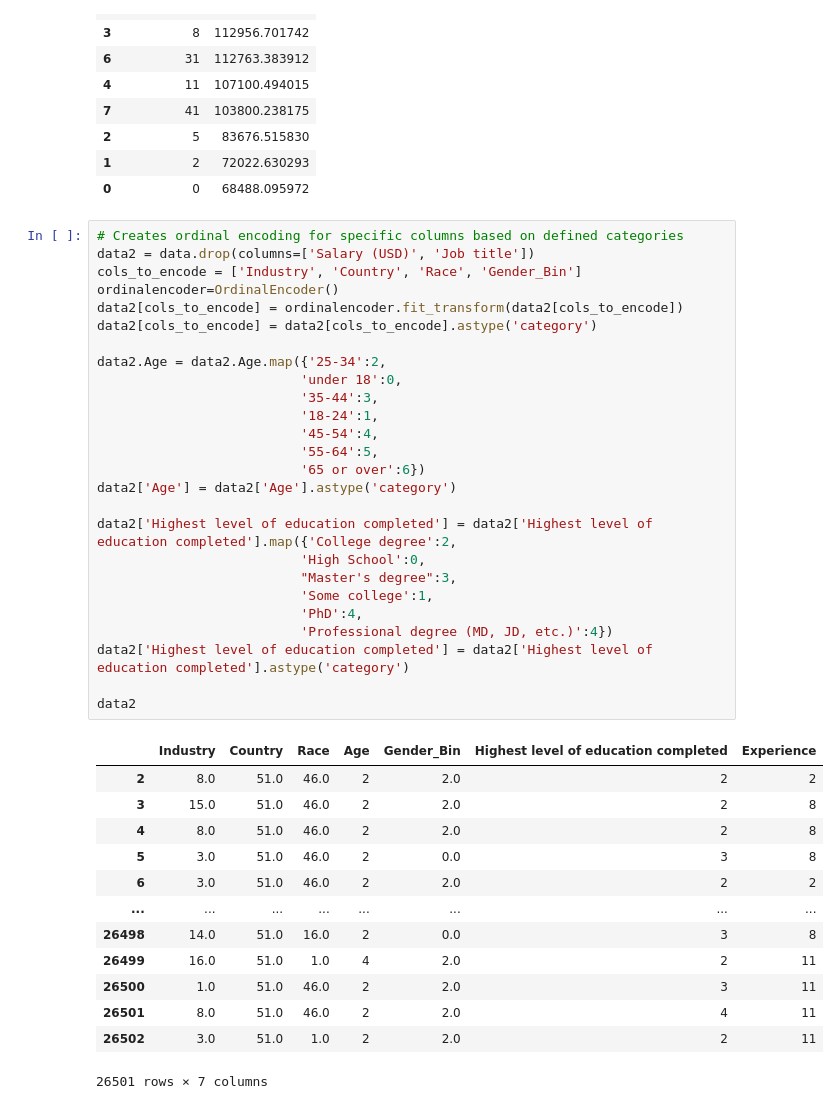
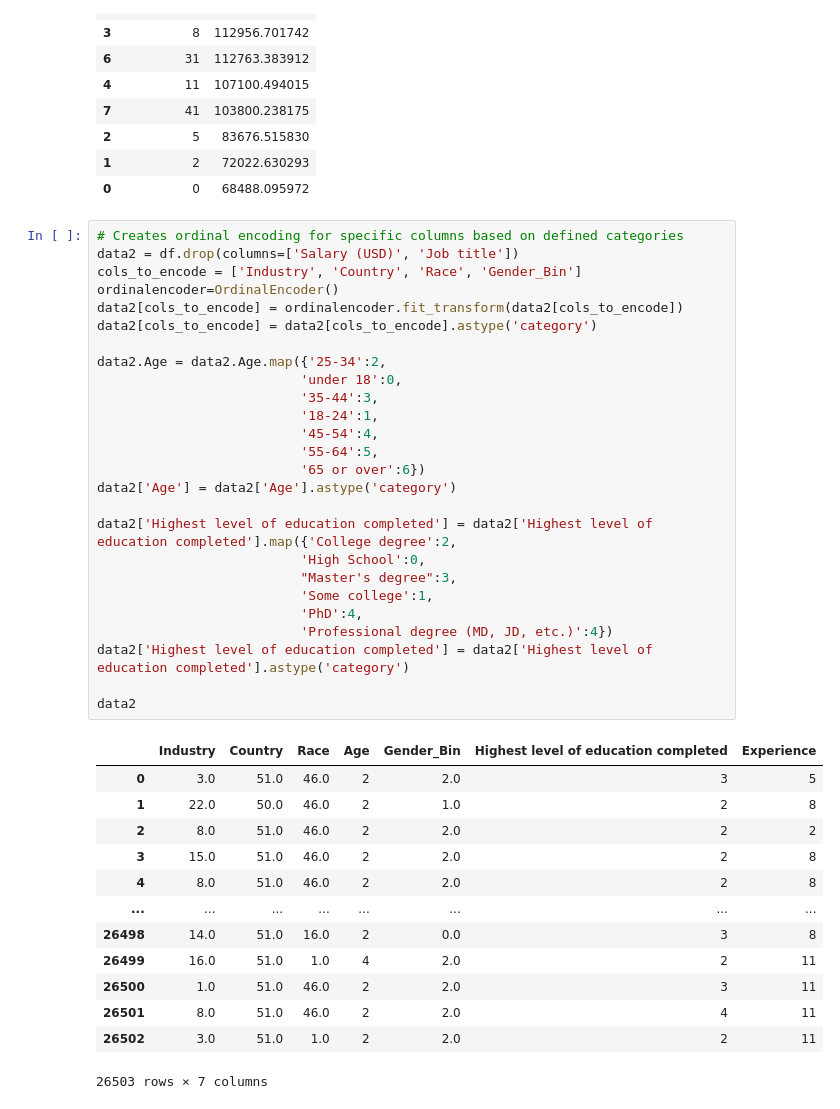
Before and after one commit to Abby-w/COMP4447-Final-Project, a Jupyter notebook: Data_analysis.ipynb, the cells around one changed output. Cells and saved outputs as stored; diff of their text form.

```diff
--- a/Data_analysis.ipynb
+++ b/Data_analysis.ipynb
@@ -167,41 +152,41 @@ df[['Salary (USD)', 'Experience']].groupby(['Experience'], as_index=False).mean(
 | 0 | 0 | 68488.095972 |
 # %%
 # Creates ordinal encoding for specific columns based on defined categories
-data2 = data.drop(columns=['Salary (USD)', 'Job title'])
+data2 = df.drop(columns=['Salary (USD)', 'Job title'])
 cols_to_encode = ['Industry', 'Country', 'Race', 'Gender_Bin']
 ordinalencoder=OrdinalEncoder()
 data2[cols_to_encode] = ordinalencoder.fit_transform(data2[cols_to_encode])
 data2[cols_to_encode] = data2[cols_to_encode].astype('category')
 
 data2.Age = data2.Age.map({'25-34':2,
                           'under 18':0,
                           '35-44':3,
                           '18-24':1,
                           '45-54':4,
                           '55-64':5,
                           '65 or over':6})
 data2['Age'] = data2['Age'].astype('category')
 
 data2['Highest level of education completed'] = data2['Highest level of education completed'].map({'College degree':2,
                           'High School':0,
                           "Master's degree":3,
                           'Some college':1,
                           'PhD':4,
                           'Professional degree (MD, JD, etc.)':4})
 data2['Highest level of education completed'] = data2['Highest level of education completed'].astype('category')
 
 data2
 # %% [output]
 |  | Industry | Country | Race | Age | Gender_Bin | Highest level of education completed | Experience |
+| 0 | 3.0 | 51.0 | 46.0 | 2 | 2.0 | 3 | 5 |
+| 1 | 22.0 | 50.0 | 46.0 | 2 | 1.0 | 2 | 8 |
 | 2 | 8.0 | 51.0 | 46.0 | 2 | 2.0 | 2 | 2 |
 | 3 | 15.0 | 51.0 | 46.0 | 2 | 2.0 | 2 | 8 |
 | 4 | 8.0 | 51.0 | 46.0 | 2 | 2.0 | 2 | 8 |
-| 5 | 3.0 | 51.0 | 46.0 | 2 | 0.0 | 3 | 8 |
-| 6 | 3.0 | 51.0 | 46.0 | 2 | 2.0 | 2 | 2 |
 | ... | ... | ... | ... | ... | ... | ... | ... |
 | 26498 | 14.0 | 51.0 | 16.0 | 2 | 0.0 | 3 | 8 |
 | 26499 | 16.0 | 51.0 | 1.0 | 4 | 2.0 | 2 | 11 |
 | 26500 | 1.0 | 51.0 | 46.0 | 2 | 2.0 | 3 | 11 |
 | 26501 | 8.0 | 51.0 | 46.0 | 2 | 2.0 | 4 | 11 |
 | 26502 | 3.0 | 51.0 | 1.0 | 2 | 2.0 | 2 | 11 |
-26501 rows × 7 columns
+26503 rows × 7 columns
```
Also changed, not shown: parts of 6 cells of this notebook, 1 other file.
